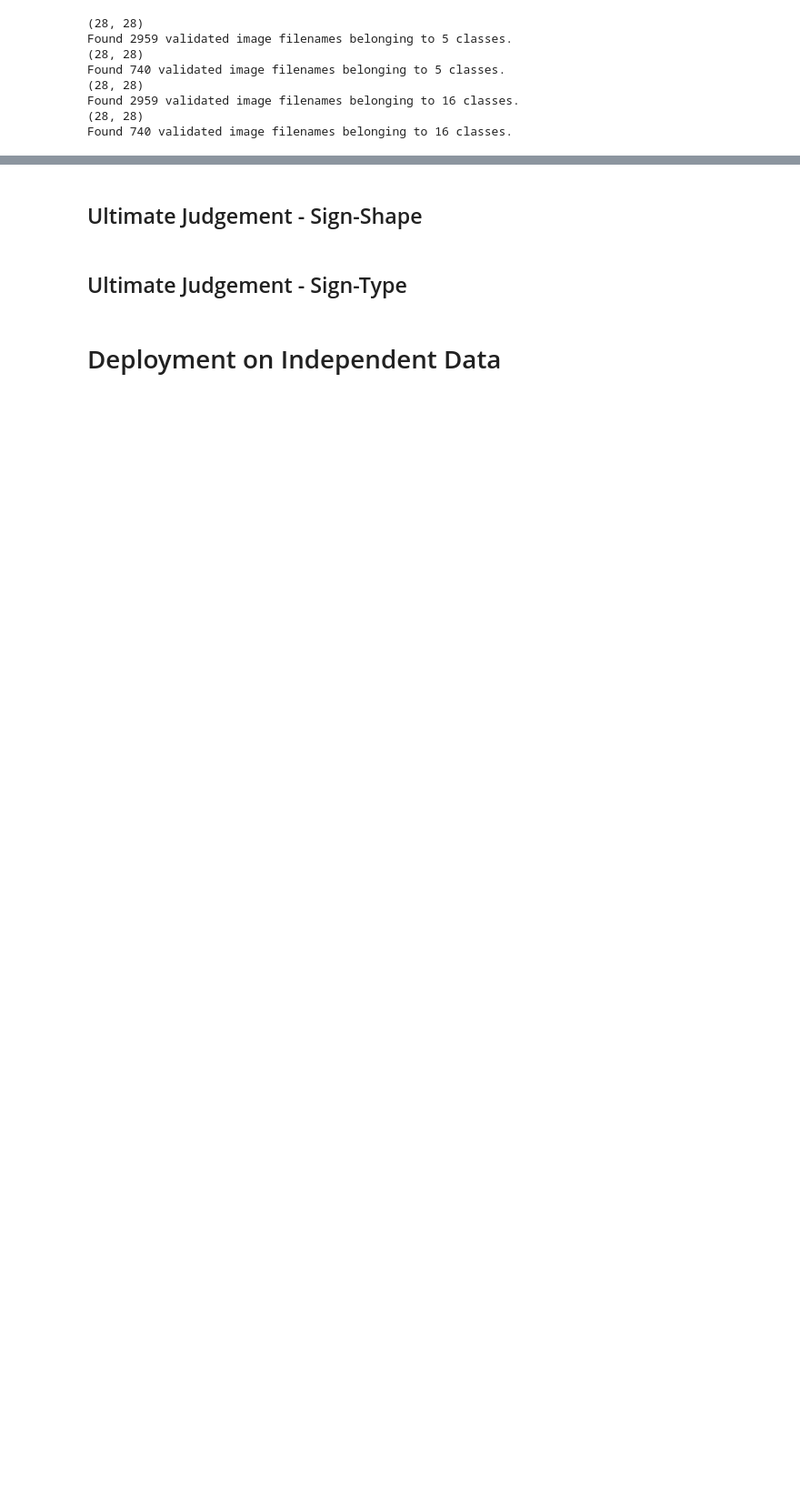
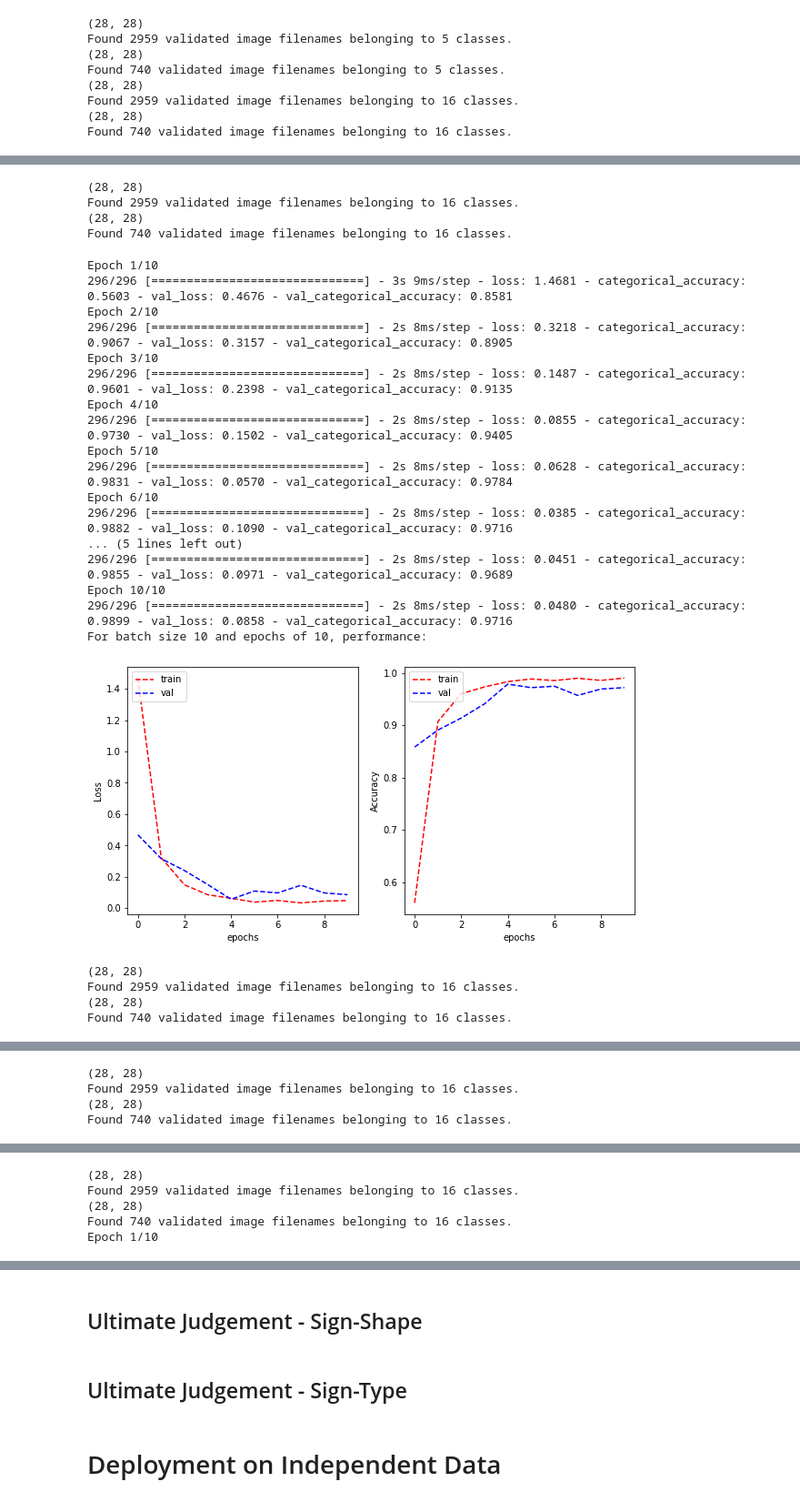
Before and after one commit to s3908818/the_village_idiots, a Jupyter notebook: MLA2.ipynb, the cells around one changed output, grey strips where cells are left out. Shown at 91% size. Saved outputs shown, nothing was run; the diff lists cells and outputs as text; code cells hidden in the pictures; blank space fills up the shorter version.

Commit message:
add initial hyper param tuning

```diff
--- a/MLA2.ipynb
+++ b/MLA2.ipynb
@@ -584,0 +522,69 @@ tf.keras.utils.plot_model(resnet_shape_model.model, show_shapes=True)
+# %%
+from sklearn.model_selection import ParameterGrid
+# want to tune batch size, epochs
+parameters = {"batch_size": [10, 20, 40, 60, 80, 100], "epochs" : [10, 50, 100]}
+
+# save results of tuning for later accessing
+vgg_type_saved_results = {}
+attempt = 0
+
+# use parameter grid to generate permutations
+model_parameters = list(ParameterGrid(parameters))
+
+for each in model_parameters:
+    # need to tune batch size, so we initalise and build model + generator according to batch size
+    type_train_datagen = ImageDataGenerator(rescale=1.0/255, data_format='channels_last')
+    type_val_datagen = ImageDataGenerator(rescale=1.0/255, data_format='channels_last')
+
+    vgg_type_model = CNNModel()
+
+    # Baseline VGG Type Model Data Generators
+    vgg_type_model.train_generator = vgg_type_model.create_data_generator(\
+        type_train_data,type_train_datagen, each["batch_size"],"type")
+
+    vgg_type_model.val_generator = vgg_type_model.create_data_generator(\
+        type_val_data,type_val_datagen,each["batch_size"],"type")
+
+    # build and compile the model for tuning
+    vgg_type_model.build_vgg_model(TOTAL_TYPES)
+    vgg_type_model.compile_vgg_model()
+
+    # fit the model
+    vgg_type_fit = vgg_type_model.model.fit_generator(vgg_type_model.train_generator, validation_data=vgg_type_model.val_generator,\
+           epochs=each["epochs"],verbose=1)
+
+    vgg_type_saved_results[attempt] = {"batch":each["batch_size"], "epoch":each["epochs"], "best_val_accuracy":max(vgg_type_fit.history["val_categorical_accuracy"]), \
+        "loss":vgg_type_fit.history['loss'], "val_loss":vgg_type_fit.history['val_loss'], \
+        "accuracy":vgg_type_fit.history['categorical_accuracy'], "val_accuracy":vgg_type_fit.history['val_categorical_accuracy']}
+    attempt += 1
+    print("For batch size {} and epochs of {}, performance:".format(each["batch_size"], each["epochs"]))
+    plot_learning_curve(vgg_type_fit.history['loss'], vgg_type_fit.history['val_loss'],
+                    vgg_type_fit.history['categorical_accuracy'], vgg_type_fit.history['val_categorical_accuracy'],
+                    metric_name='Accuracy')
+# %% [output]
+(28, 28)
+Found 2959 validated image filenames belonging to 16 classes.
+(28, 28)
+Found 740 validated image filenames belonging to 16 classes.
+Epoch 1/10
+296/296 [==============================] - 3s 9ms/step - loss: 1.4681 - categorical_accuracy: 0.5603 - val_loss: 0.4676 - val_categorical_accuracy: 0.8581
+Epoch 2/10
+296/296 [==============================] - 2s 8ms/step - loss: 0.3218 - categorical_accuracy: 0.9067 - val_loss: 0.3157 - val_categorical_accuracy: 0.8905
+Epoch 3/10
+296/296 [==============================] - 2s 8ms/step - loss: 0.1487 - categorical_accuracy: 0.9601 - val_loss: 0.2398 - val_categorical_accuracy: 0.9135
+Epoch 4/10
+296/296 [==============================] - 2s 8ms/step - loss: 0.0855 - categorical_accuracy: 0.9730 - val_loss: 0.1502 - val_categorical_accuracy: 0.9405
+Epoch 5/10
+296/296 [==============================] - 2s 8ms/step - loss: 0.0628 - categorical_accuracy: 0.9831 - val_loss: 0.0570 - val_categorical_accuracy: 0.9784
+Epoch 6/10
+296/296 [==============================] - 2s 8ms/step - loss: 0.0385 - categorical_accuracy: 0.9882 - val_loss: 0.1090 - val_categorical_accuracy: 0.9716
+... (5 lines left out)
+296/296 [==============================] - 2s 8ms/step - loss: 0.0451 - categorical_accuracy: 0.9855 - val_loss: 0.0971 - val_categorical_accuracy: 0.9689
+Epoch 10/10
+296/296 [==============================] - 2s 8ms/step - loss: 0.0480 - categorical_accuracy: 0.9899 - val_loss: 0.0858 - val_categorical_accuracy: 0.9716
+For batch size 10 and epochs of 10, performance:
+[figure, added]
+(28, 28)
+Found 2959 validated image filenames belonging to 16 classes.
+(28, 28)
+Found 740 validated image filenames belonging to 16 classes.
@@ -584,0 +609,4 @@ tf.keras.utils.plot_model(resnet_shape_model.model, show_shapes=True)
+(28, 28)
+Found 2959 validated image filenames belonging to 16 classes.
+(28, 28)
+Found 740 validated image filenames belonging to 16 classes.
@@ -584,0 +631,5 @@ tf.keras.utils.plot_model(resnet_shape_model.model, show_shapes=True)
+(28, 28)
+Found 2959 validated image filenames belonging to 16 classes.
+(28, 28)
+Found 740 validated image filenames belonging to 16 classes.
+Epoch 1/10
```
Also changed, not shown: parts of 31 cells of this notebook.
